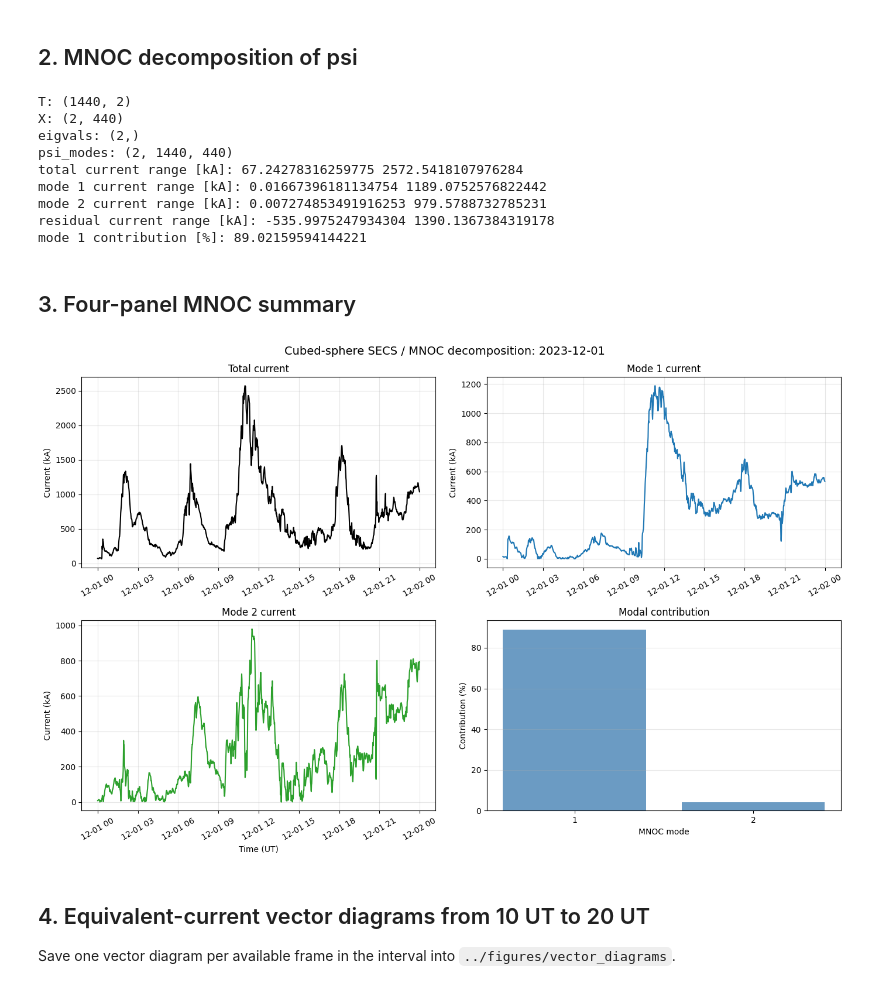
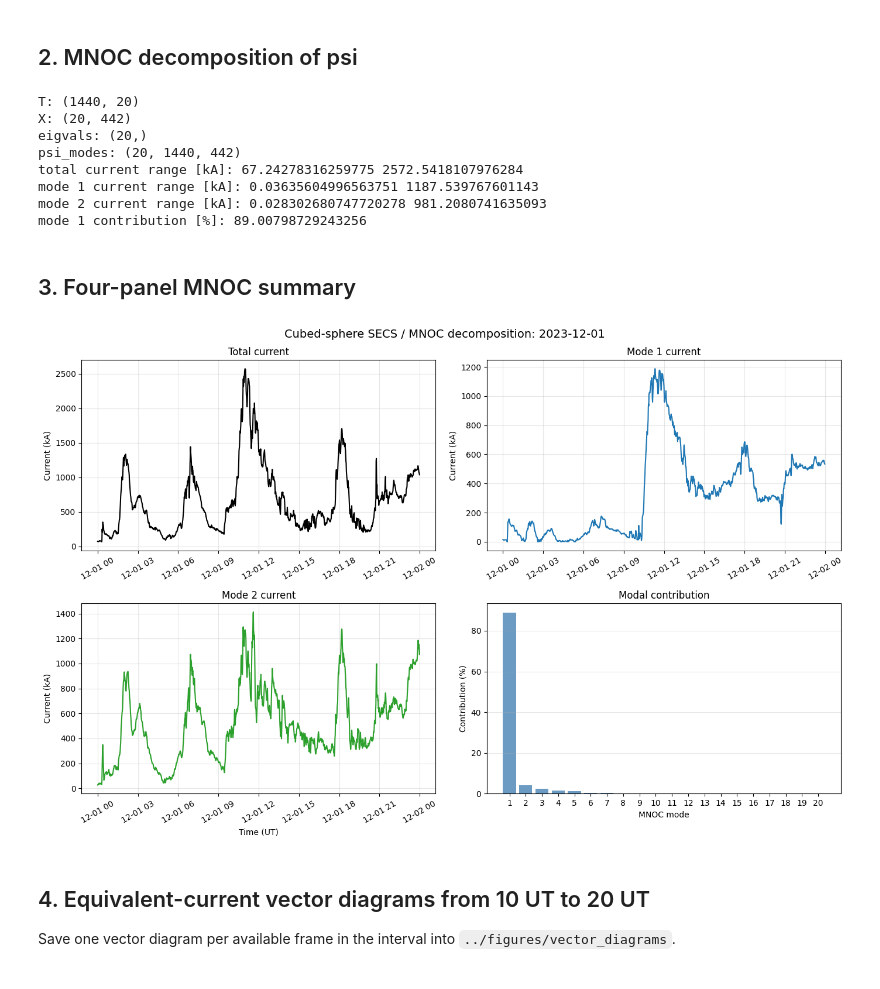
Before and after one commit to jijinkraj/auroral-current-decomposition, a Jupyter notebook: scripts/main.ipynb, the cells around one changed output. Cells and saved outputs as stored; diff of their text form; code cells hidden in the pictures.

Commit message:
updated validation plots

```diff
--- a/scripts/main.ipynb
+++ b/scripts/main.ipynb
@@ -19,7 +19,7 @@ DATA_PATH = (
     / 'all_stations'
     / 'SuperMAG_60s_20231201_rev-0006.1783148935.netcdf'
 )
-N_MODES = 2
+N_MODES = 20
 
 np.set_printoptions(precision=4, suppress=True, linewidth=160)
 print('data path:', DATA_PATH)
@@ -60,7 +60,12 @@ T, X, eigvals, psi_modes, power_fraction = mnoc(
 total_current = psi_to_current(psi)
 mode1_current = psi_to_current(psi_modes[0])
 mode2_current = psi_to_current(psi_modes[1])
-residual_current = total_current - mode1_current - mode2_current
+
+# Combine modes 2 through 7 (Python indices 1:7)
+psi_modes_2_to_5 = np.sum(psi_modes[1:5], axis=0)
+modes_2_to_5_current = psi_to_current(psi_modes_2_to_5)
+
+
 contribution = 100.0 * power_fraction
 times = pd.to_datetime(fit.times, utc=True)
 
@@ -71,15 +76,13 @@ print('psi_modes:', psi_modes.shape)
 print('total current range [kA]:', total_current.min(), total_current.max())
 print('mode 1 current range [kA]:', mode1_current.min(), mode1_current.max())
 print('mode 2 current range [kA]:', mode2_current.min(), mode2_current.max())
-print('residual current range [kA]:', residual_current.min(), residual_current.max())
 print('mode 1 contribution [%]:', contribution[0])
 # %% [output]
-T: (1440, 2)
-X: (2, 440)
-eigvals: (2,)
-psi_modes: (2, 1440, 440)
+T: (1440, 20)
+X: (20, 442)
+eigvals: (20,)
+psi_modes: (20, 1440, 442)
 total current range [kA]: 67.24278316259775 2572.5418107976284
-mode 1 current range [kA]: 0.01667396181134754 1189.0752576822442
-mode 2 current range [kA]: 0.007274853491916253 979.5788732785231
-residual current range [kA]: -535.9975247934304 1390.1367384319178
-mode 1 contribution [%]: 89.02159594144221
+mode 1 current range [kA]: 0.03635604996563751 1187.539767601143
+mode 2 current range [kA]: 0.028302680747720278 981.2080741635093
+mode 1 contribution [%]: 89.00798729243256
@@ -91,35 +107,35 @@ modes = np.arange(1, len(contribution) + 1)
 
 axes[0, 0].plot(times, total_current, color='k', lw=1.5)
 axes[0, 0].set_ylabel('Current (kA)')
 axes[0, 0].set_title('Total current')
 axes[0, 0].grid(alpha=0.3)
 
 axes[0, 1].plot(times, mode1_current, color='tab:blue', lw=1.5)
 axes[0, 1].set_ylabel('Current (kA)')
 axes[0, 1].set_title('Mode 1 current')
 axes[0, 1].grid(alpha=0.3)
 
-axes[1, 0].plot(times, mode2_current, color='tab:green', lw=1.5)
+axes[1, 0].plot(times, modes_2_to_5_current, color='tab:green', lw=1.5)
 axes[1, 0].set_xlabel('Time (UT)')
 axes[1, 0].set_ylabel('Current (kA)')
 axes[1, 0].set_title('Mode 2 current')
 axes[1, 0].grid(alpha=0.3)
 
 axes[1, 1].bar(modes, contribution, color='steelblue', alpha=0.8)
 axes[1, 1].set_xlabel('MNOC mode')
 axes[1, 1].set_ylabel('Contribution (%)')
 axes[1, 1].set_title('Modal contribution')
 axes[1, 1].set_xticks(modes)
 axes[1, 1].grid(axis='y', alpha=0.3)
 
 for axis in axes.flat[:3]:
     axis.tick_params(axis='x', rotation=30)
 
 fig.suptitle('Cubed-sphere SECS / MNOC decomposition: 2023-12-01', fontsize=14)
 fig.tight_layout()
 plt.show()
 # %% [output]
-[figure, old version]
+[figure, new version]
 # %% [markdown]
 ## 4. Equivalent-current vector diagrams from 10 UT to 20 UT
 
```
Also changed, not shown: parts of 6 cells of this notebook, 2 other files.
